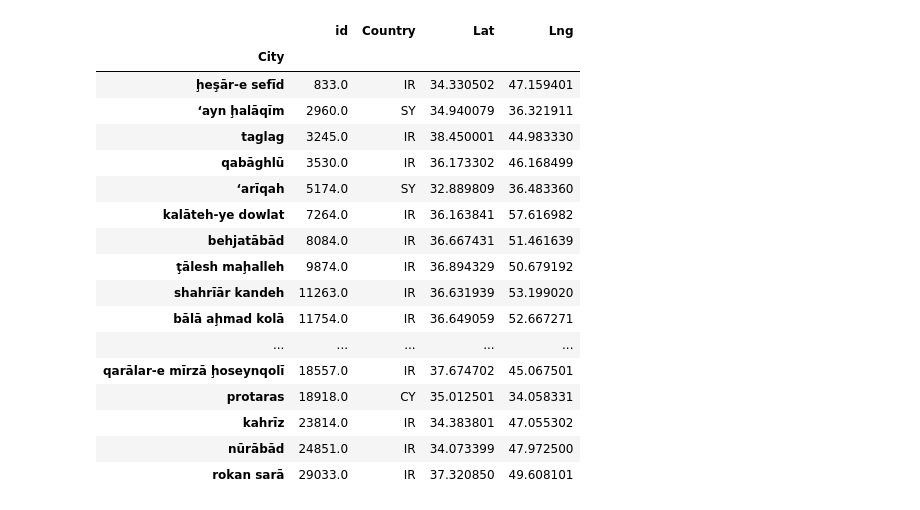
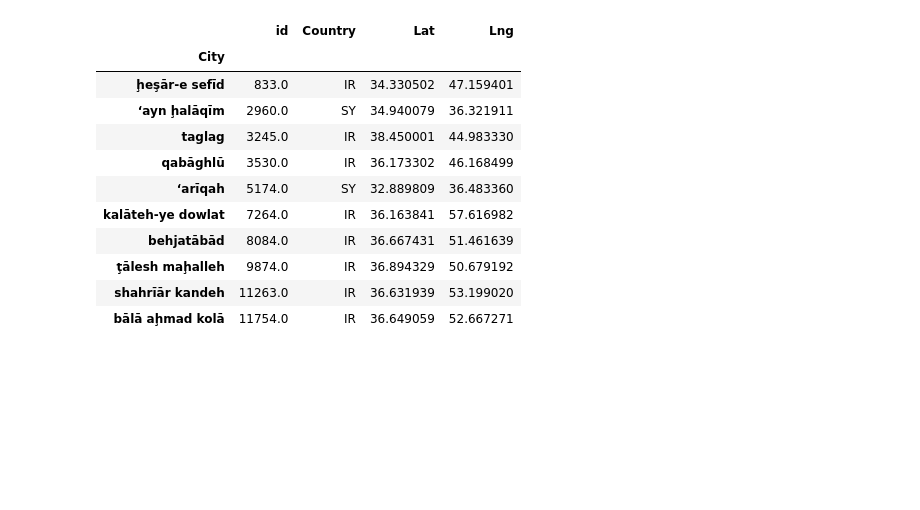
Before and after one commit to BTroolin/python-api-challenge, a Jupyter notebook: WeatherPy.ipynb, the cells around one changed output. Cells and saved outputs as stored; diff of their text form; code cells hidden in the pictures; blank space fills up the shorter version.

```diff
--- a/WeatherPy.ipynb
+++ b/WeatherPy.ipynb
@@ -32,26 +38,20 @@ df_temp.to_csv("output/cities.csv", index=False, header=True)
 # %%
 ## Get a random list of 500 cities
 cities_df = pd.read_csv("output/cities.csv", encoding="utf-8")
 # set the dataframe index to city
 cities_df = cities_df.set_index("City")
 
-cities_df.head(20)
+cities_df.head(10)
 # %% [output]
 |  | id | Country | Lat | Lng |
 | City |  |  |  |  |
 | ḩeşār-e sefīd | 833.0 | IR | 34.330502 | 47.159401 |
 | ‘ayn ḩalāqīm | 2960.0 | SY | 34.940079 | 36.321911 |
 | taglag | 3245.0 | IR | 38.450001 | 44.983330 |
 | qabāghlū | 3530.0 | IR | 36.173302 | 46.168499 |
 | ‘arīqah | 5174.0 | SY | 32.889809 | 36.483360 |
 | kalāteh-ye dowlat | 7264.0 | IR | 36.163841 | 57.616982 |
 | behjatābād | 8084.0 | IR | 36.667431 | 51.461639 |
 | ţālesh maḩalleh | 9874.0 | IR | 36.894329 | 50.679192 |
 | shahrīār kandeh | 11263.0 | IR | 36.631939 | 53.199020 |
 | bālā aḩmad kolā | 11754.0 | IR | 36.649059 | 52.667271 |
-| ... | ... | ... | ... | ... |
-| qarālar-e mīrzā ḩoseynqolī | 18557.0 | IR | 37.674702 | 45.067501 |
-| protaras | 18918.0 | CY | 35.012501 | 34.058331 |
-| kahrīz | 23814.0 | IR | 34.383801 | 47.055302 |
-| nūrābād | 24851.0 | IR | 34.073399 | 47.972500 |
-| rokan sarā | 29033.0 | IR | 37.320850 | 49.608101 |
```
Also changed, not shown: parts of 27 cells of this notebook, 13 other files.
